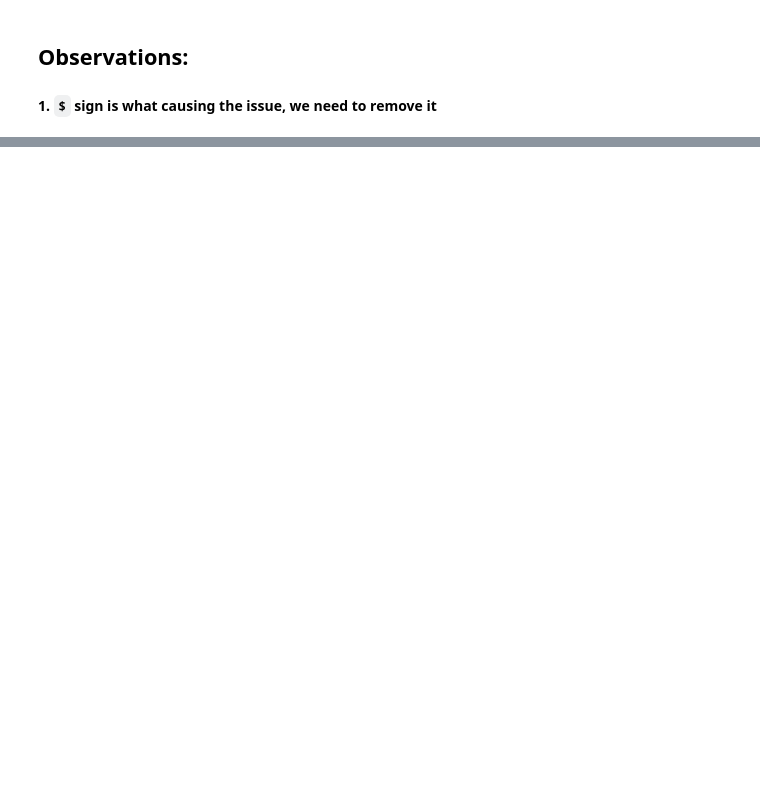
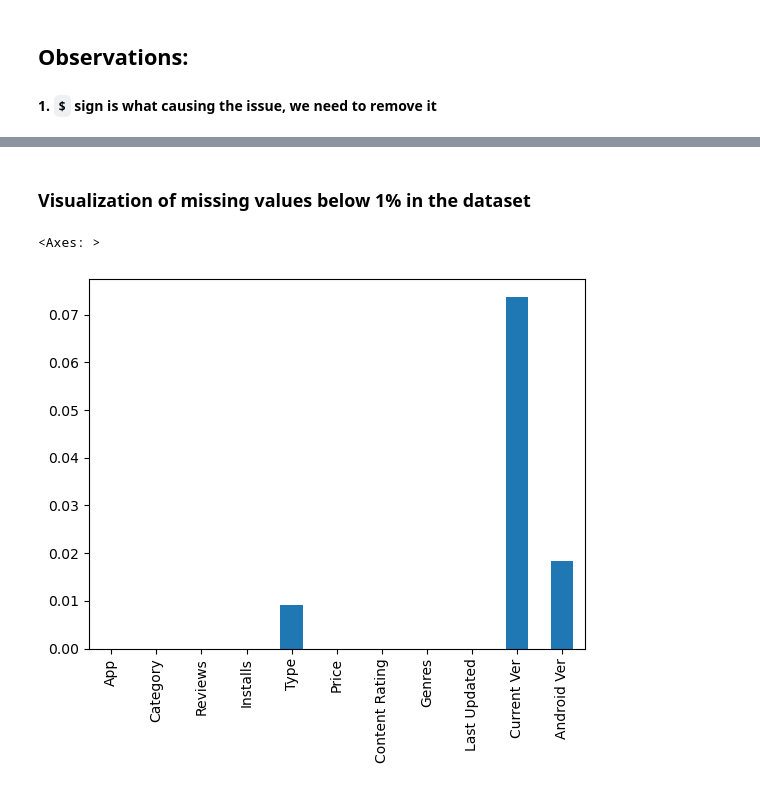
Before and after one commit to Ghazi-work/Python-Pandas, a Jupyter notebook: GoogleAppEDA.ipynb, the cells around one changed output, grey strips where cells are left out. Saved outputs shown, nothing was run; the diff lists cells and outputs as text; code cells hidden in the pictures; blank space fills up the shorter version.

```diff
--- a/GoogleAppEDA.ipynb
+++ b/GoogleAppEDA.ipynb
@@ -290,0 +356,7 @@ df['Price'] = df['Price'].astype('float64')
+# %% [markdown]
+### Visualization of missing values below 1% in the dataset
+# %%
+missing_column_percentage[missing_column_percentage < 1].plot(kind='bar')
+# %% [output]
+<Axes: >
+[figure, added]
```
Also changed, not shown: parts of 13 cells of this notebook, 3 other files.
